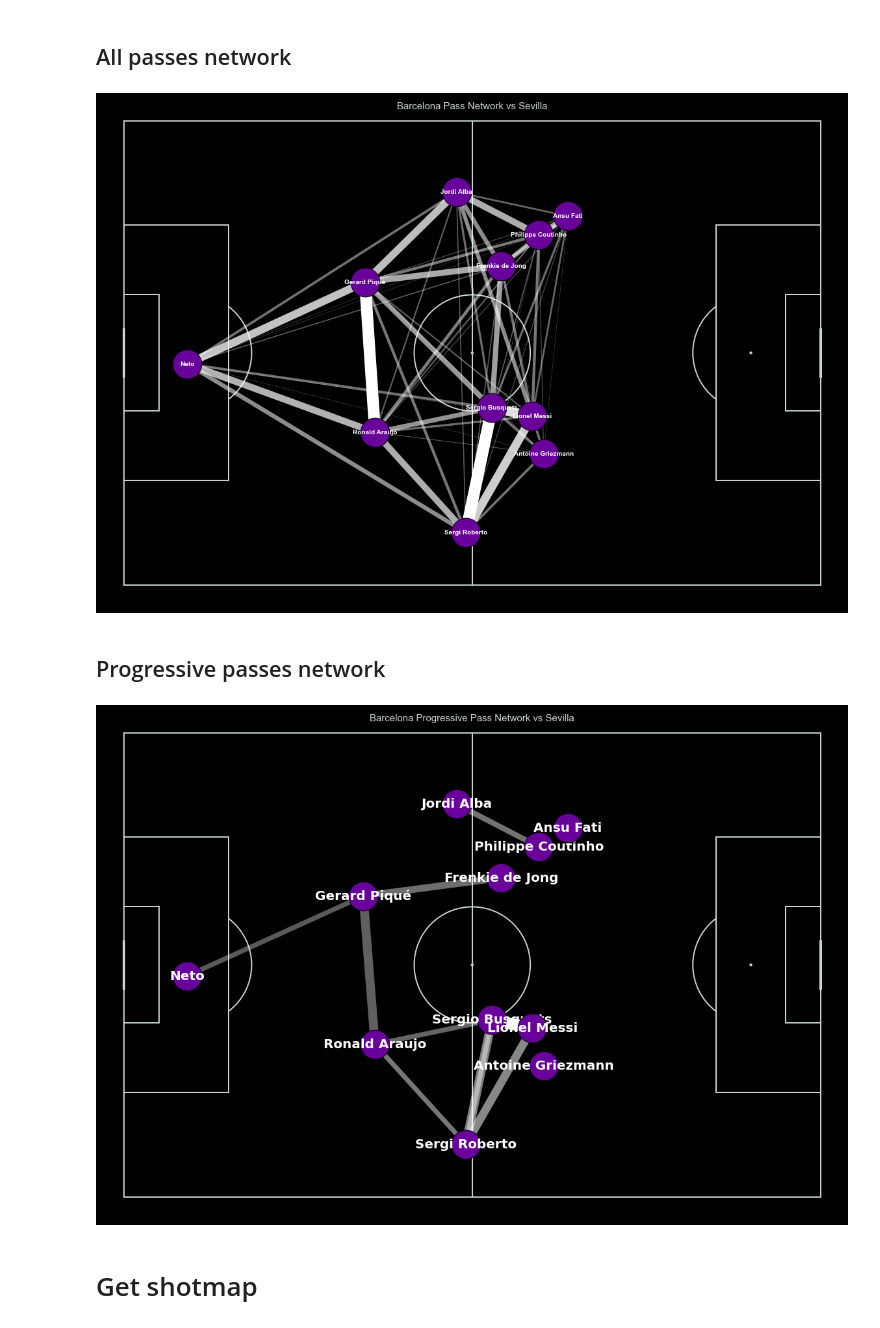
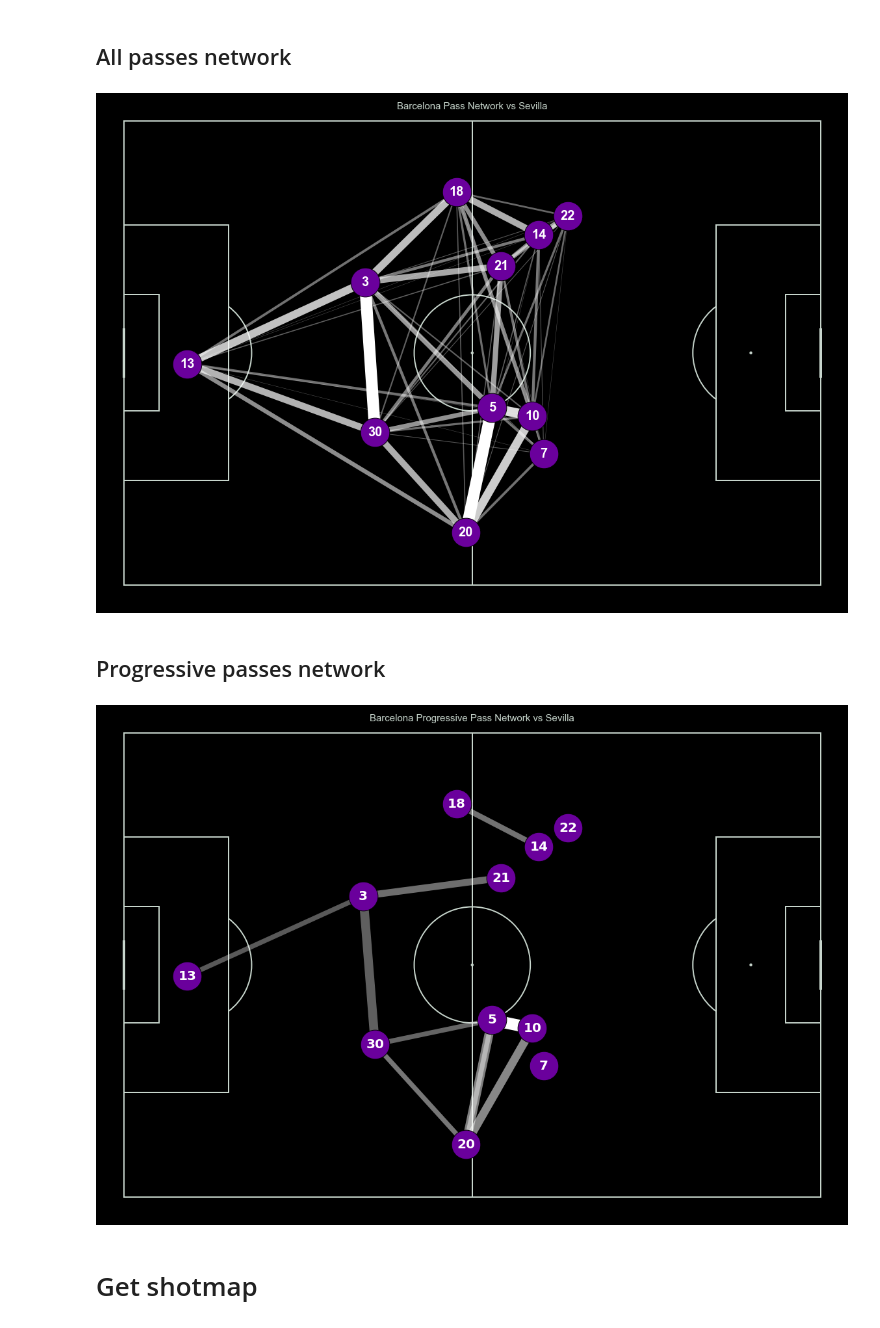
Before and after one commit to Ali-Hasan-Khan/Scrape-Whoscored-Event-Data, a Jupyter notebook: tutorial.ipynb, the cells around one changed output. Drawn from its saved outputs; the diff is of its cells as text; code cells hidden in the pictures.

```diff
--- a/tutorial.ipynb
+++ b/tutorial.ipynb
@@ -156,26 +155,28 @@ opponent = 'Sevilla'
 venue = 'home'
 
 # Create Pass Network
+# you can change marker_label to 'name' as well
 visuals.createPassNetworks(match_data, matches_df, events_df, team='Barcelona',
                            pitch_color='#000000', max_lw=18, marker_size=2000,
-                           marker_color='#6a009c', marker_label='name', marker_label_size=10)
+                           marker_color='#6a009c', marker_label='kit_no', marker_label_size=20)
 # %% [output]
-[figure, old version]
+[figure, new version]
 # %% [markdown]
 ## Progressive passes network
 # %%
 # Team data
 team = 'Barcelona'
 teamId = 65
 opponent = 'Sevilla'
 venue = 'home'
 
 # Create Progressive Pass Network
+# you can change marker_label to 'name' as well
 visuals.createAttPassNetworks(match_data, matches_df, events_df, team='Barcelona',
                               pitch_color='#000000', max_lw=18, marker_size=2000,
-                              marker_color='#6a009c', marker_label='name')
+                              marker_color='#6a009c', marker_label='kit_no', marker_label_size=20)
 # %% [output]
-[figure, old version]
+[figure, new version]
 # %% [markdown]
 # Get shotmap
 # %%
```
Also changed, not shown: parts of 3 cells of this notebook, 2 other files.
